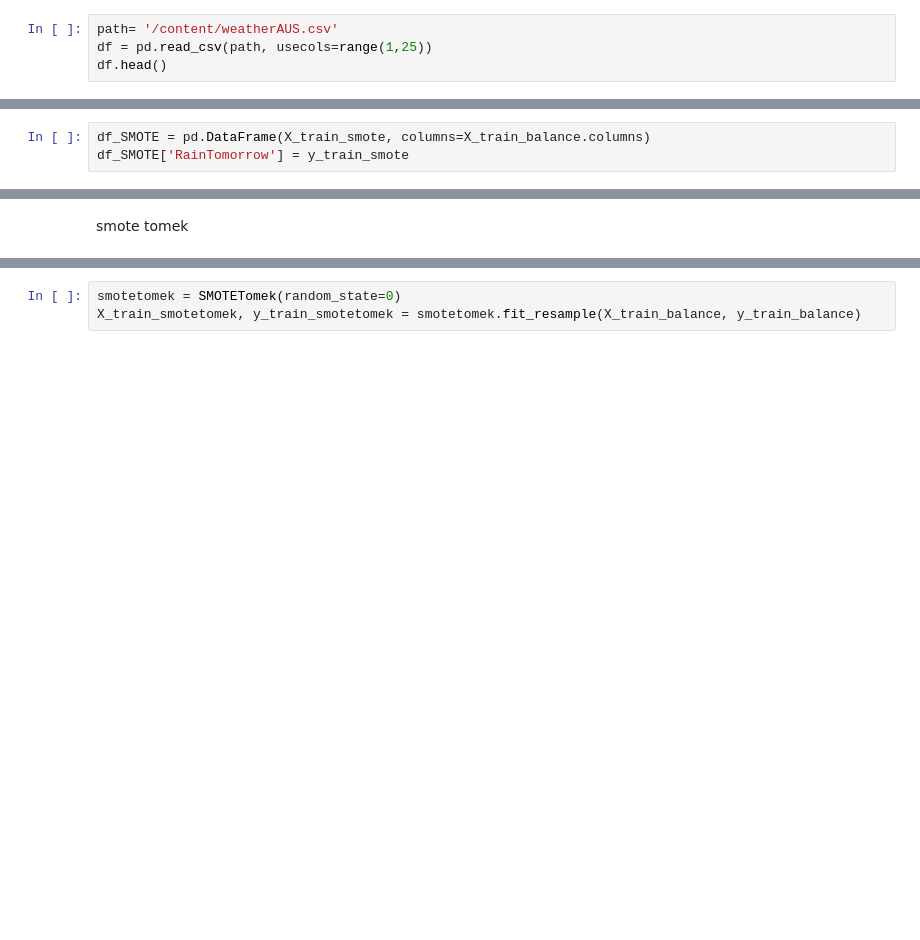
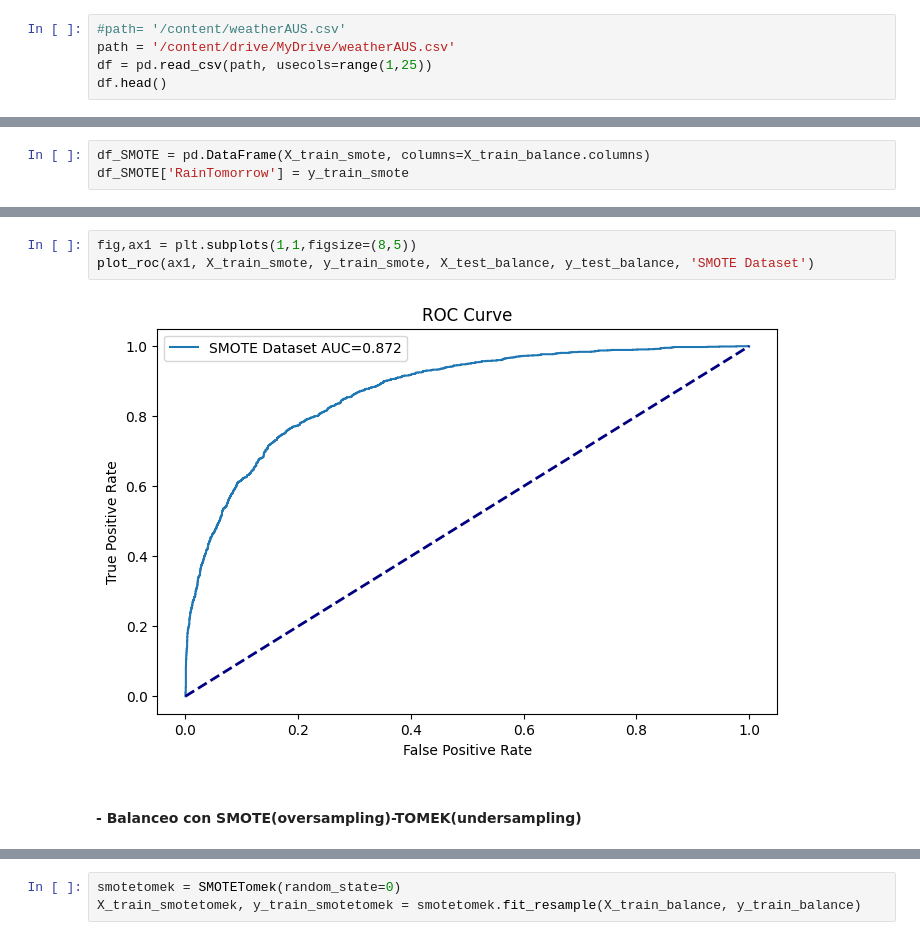
Before and after one commit to itssofiarce/AA1-TUIA-Petetta-Arce, a Jupyter notebook: TP_integrador_AA1_Petetta_Arce.ipynb, the cells around one changed output, grey strips where cells are left out. Cells and saved outputs as stored; diff of their text form; blank space fills up the shorter version.

```diff
--- a/TP_integrador_AA1_Petetta_Arce.ipynb
+++ b/TP_integrador_AA1_Petetta_Arce.ipynb
@@ -63,5 +48,6 @@ from sklearn.metrics import mean_squared_error, r2_score, classification_report
 # %%
-path= '/content/weatherAUS.csv'
+#path= '/content/weatherAUS.csv'
+path = '/content/drive/MyDrive/weatherAUS.csv'
 df = pd.read_csv(path, usecols=range(1,25))
 df.head()
 # %% [output]
@@ -590,2 +765,7 @@ plot_balance(df_SMOTE)
-# %% [markdown]
-smote tomek
+# %%
+fig,ax1 = plt.subplots(1,1,figsize=(8,5))
+plot_roc(ax1, X_train_smote, y_train_smote, X_test_balance, y_test_balance, 'SMOTE Dataset')
+# %% [output]
+[figure, added]
+# %% [markdown]
+#### - Balanceo con SMOTE(oversampling)-TOMEK(undersampling)
```
Also changed, not shown: parts of 106 cells of this notebook.
